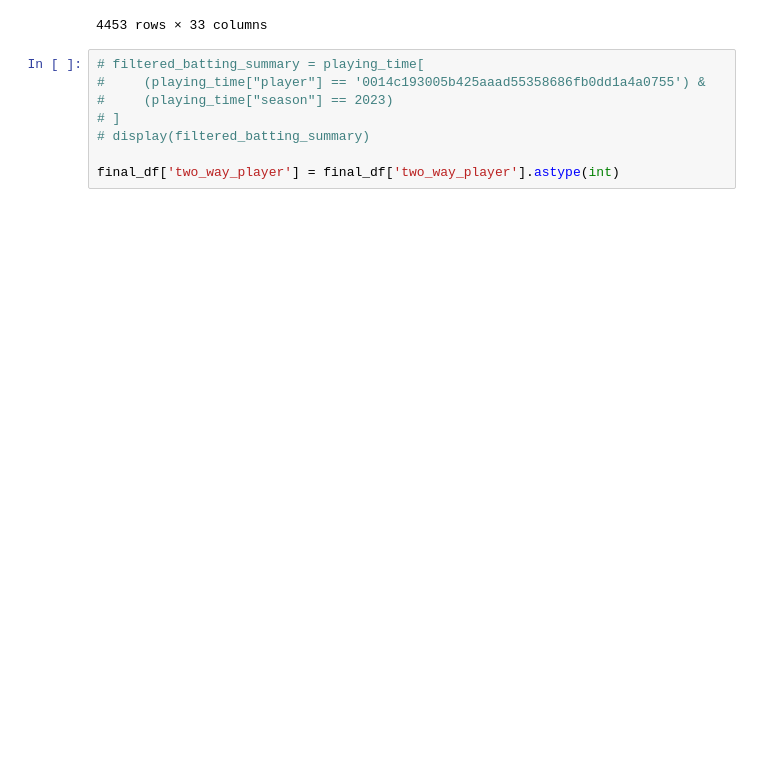
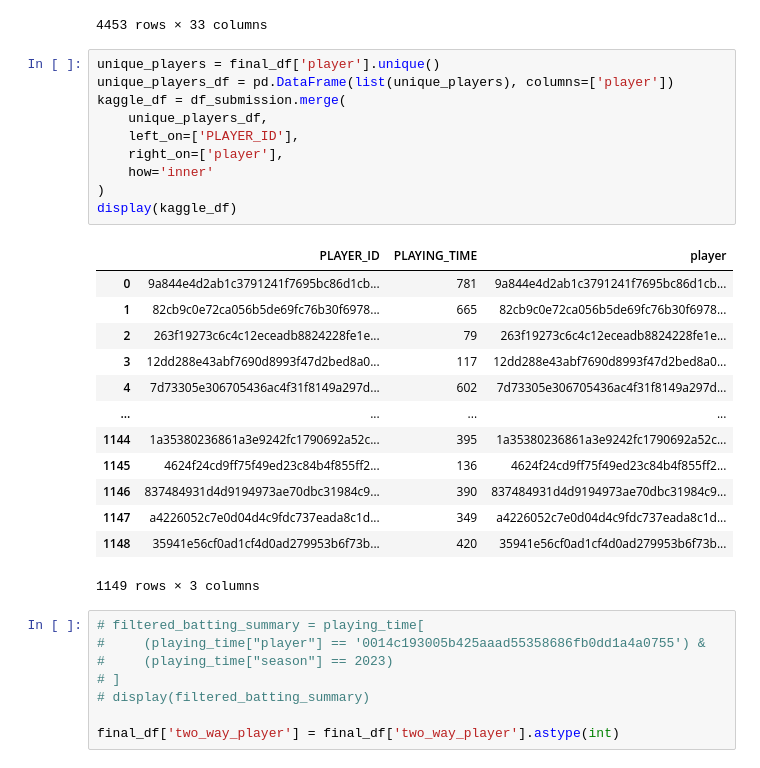
Before and after one commit to Siddhant0125/Cincinnati_Reds_Hackathon, a Jupyter notebook: Hackathon_Notebook.ipynb, the cells around one changed output. Cells and saved outputs as stored; diff of their text form; blank space fills up the shorter version.

```diff
--- a/Hackathon_Notebook.ipynb
+++ b/Hackathon_Notebook.ipynb
@@ -326,6 +384,30 @@ display(final_df)
 | 4451 | ffa57541bf6d7030fdf7206f4aa0141a2... | 2023 | 0.0 | 0.0 | 0.0 | 217.0 | ... |
 | 4452 | ffc9b6a7a663bc322e74c70a5ed875678... | 2023 | 0.0 | 0.0 | 0.0 | 237.0 | ... |
 4453 rows × 33 columns
+# %%
+unique_players = final_df['player'].unique()
+unique_players_df = pd.DataFrame(list(unique_players), columns=['player'])
+kaggle_df = df_submission.merge(
+    unique_players_df,
+    left_on=['PLAYER_ID'],
+    right_on=['player'],
+    how='inner'
+)
+display(kaggle_df)
+# %% [output]
+|  | PLAYER_ID | PLAYING_TIME | player |
+| 0 | 9a844e4d2ab1c3791241f7695bc86d1cb... | 781 | 9a844e4d2ab1c3791241f7695bc86d1cb... |
+| 1 | 82cb9c0e72ca056b5de69fc76b30f6978... | 665 | 82cb9c0e72ca056b5de69fc76b30f6978... |
+| 2 | 263f19273c6c4c12eceadb8824228fe1e... | 79 | 263f19273c6c4c12eceadb8824228fe1e... |
+| 3 | 12dd288e43abf7690d8993f47d2bed8a0... | 117 | 12dd288e43abf7690d8993f47d2bed8a0... |
+| 4 | 7d73305e306705436ac4f31f8149a297d... | 602 | 7d73305e306705436ac4f31f8149a297d... |
+| ... | ... | ... | ... |
+| 1144 | 1a35380236861a3e9242fc1790692a52c... | 395 | 1a35380236861a3e9242fc1790692a52c... |
+| 1145 | 4624f24cd9ff75f49ed23c84b4f855ff2... | 136 | 4624f24cd9ff75f49ed23c84b4f855ff2... |
+| 1146 | 837484931d4d9194973ae70dbc31984c9... | 390 | 837484931d4d9194973ae70dbc31984c9... |
+| 1147 | a4226052c7e0d04d4c9fdc737eada8c1d... | 349 | a4226052c7e0d04d4c9fdc737eada8c1d... |
+| 1148 | 35941e56cf0ad1cf4d0ad279953b6f73b... | 420 | 35941e56cf0ad1cf4d0ad279953b6f73b... |
+1149 rows × 3 columns
 # %%
 # filtered_batting_summary = playing_time[
 #     (playing_time["player"] == '0014c193005b425aaad55358686fb0dd1a4a0755') &
```
Also changed, not shown: parts of 8 cells of this notebook.
